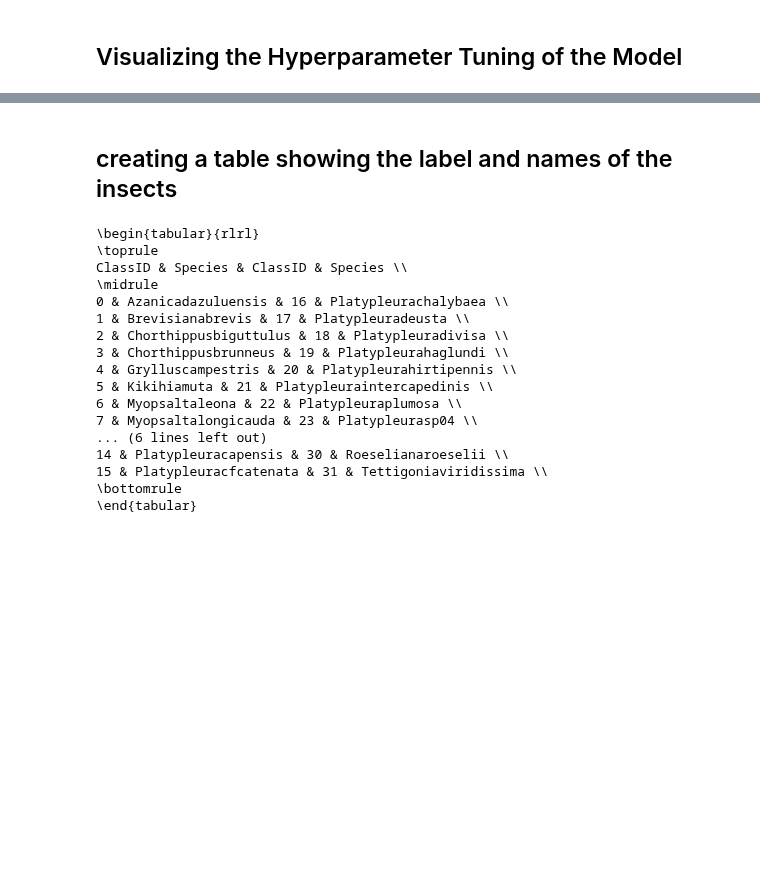
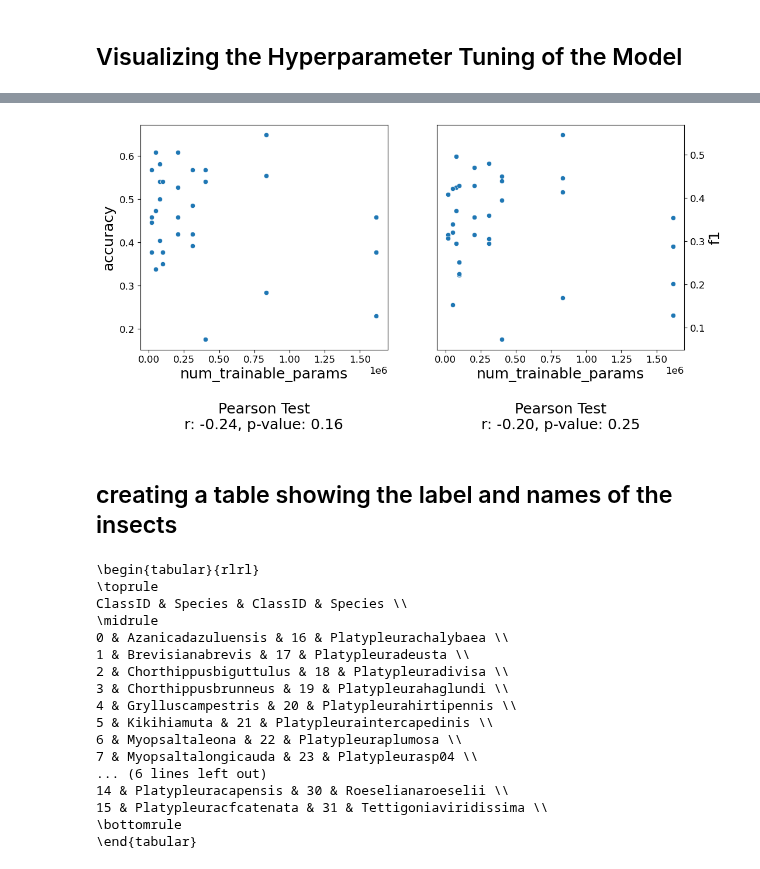
Before and after one commit to juliankraft/TermPaper1-Ecoacoustics, a Jupyter notebook: code/visualisation.ipynb, the cells around one changed output, grey strips where cells are left out. Saved outputs shown, nothing was run; the diff lists cells and outputs as text; code cells hidden in the pictures; blank space fills up the shorter version.

```diff
--- a/code/visualisation.ipynb
+++ b/code/visualisation.ipynb
@@ -293,22 +346,34 @@ save_or_show(fig, object_type, file_name, save = True)
 # %%
 file_name = 'hyperparameters_scatterplot'
 object_type = 'figure'
 
-fig, axes = plt.subplots(1, 2, figsize=(12, 4), sharex=True)
+fig, axes = plt.subplots(1, 2, figsize=(12, 5), sharex=True)
 
 for i, metric in enumerate(['accuracy', 'f1']):
+
+    pearson_corr, p_value = stats.pearsonr(eval_data_raw[metric], eval_data_raw['num_trainable_params'])
+
     ax = axes[i]
     sns.scatterplot(
         data=eval_data_raw,
         x='num_trainable_params',
         y=metric,
-        hue='transform',
-        palette='viridis',
+        # hue='transform',
+        # palette='viridis',
         ax=ax)
+
+    if i > 0:
+        ax.yaxis.tick_right()
+        ax.yaxis.set_label_position('right')
+
+    ax.text(0.5, -0.3, f'Pearson Test\nr: {pearson_corr:.2f}, p-value: {p_value:.2f}',
+            horizontalalignment='center', verticalalignment='center', transform=ax.transAxes, fontsize=18)
 
     # sns.move_legend(ax, 'right', ncols=3)
 
-save_or_show(fig, object_type, file_name, save = True)
+save_or_show(fig, object_type, file_name, export)
+# %% [output]
+[figure, added]
 # %% [markdown]
 ## creating a table showing the label and names of the insects
 # %%
```
Also changed, not shown: parts of 14 cells of this notebook.
